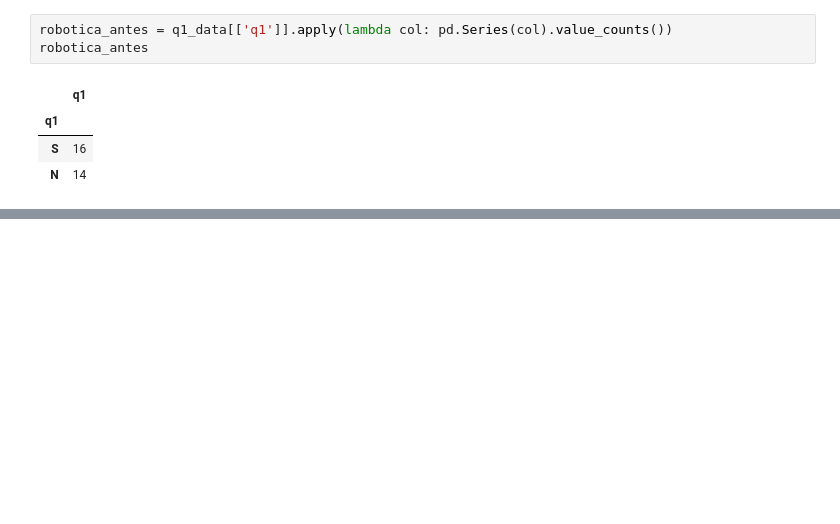
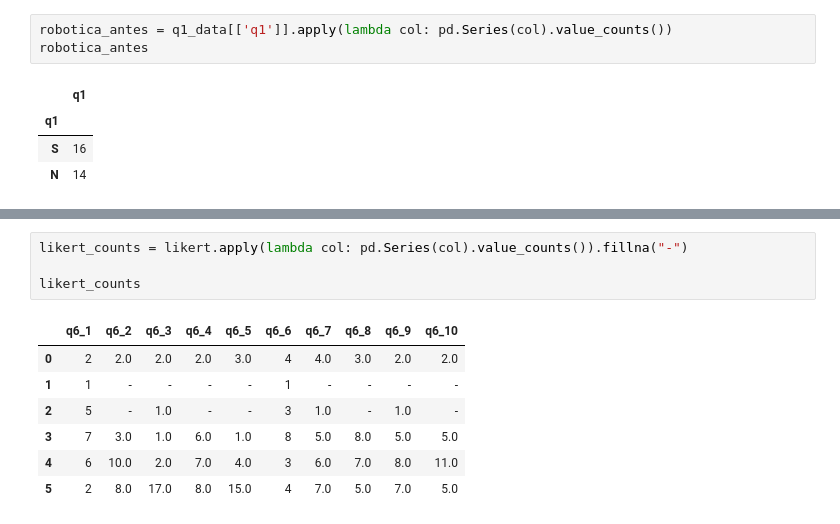
Before and after one commit to GERM-UDESC/questionarios-semestral, a Jupyter notebook: analises.ipynb, the cells around one changed output, grey strips where cells are left out. Saved outputs shown, nothing was run; the diff lists cells and outputs as text; blank space fills up the shorter version.

```diff
--- a/analises.ipynb
+++ b/analises.ipynb
@@ -105,0 +206,12 @@ robotica_antes
+# %%
+likert_counts = likert.apply(lambda col: pd.Series(col).value_counts()).fillna("-")
+
+likert_counts
+# %% [output]
+|  | q6_1 | q6_2 | q6_3 | q6_4 | q6_5 | q6_6 | q6_7 | q6_8 | q6_9 | q6_10 |
+| 0 | 2 | 2.0 | 2.0 | 2.0 | 3.0 | 4 | 4.0 | 3.0 | 2.0 | 2.0 |
+| 1 | 1 | - | - | - | - | 1 | - | - | - | - |
+| 2 | 5 | - | 1.0 | - | - | 3 | 1.0 | - | 1.0 | - |
+| 3 | 7 | 3.0 | 1.0 | 6.0 | 1.0 | 8 | 5.0 | 8.0 | 5.0 | 5.0 |
+| 4 | 6 | 10.0 | 2.0 | 7.0 | 4.0 | 3 | 6.0 | 7.0 | 8.0 | 11.0 |
+| 5 | 2 | 8.0 | 17.0 | 8.0 | 15.0 | 4 | 7.0 | 5.0 | 7.0 | 5.0 |
```
Also changed, not shown: parts of 24 cells of this notebook.
